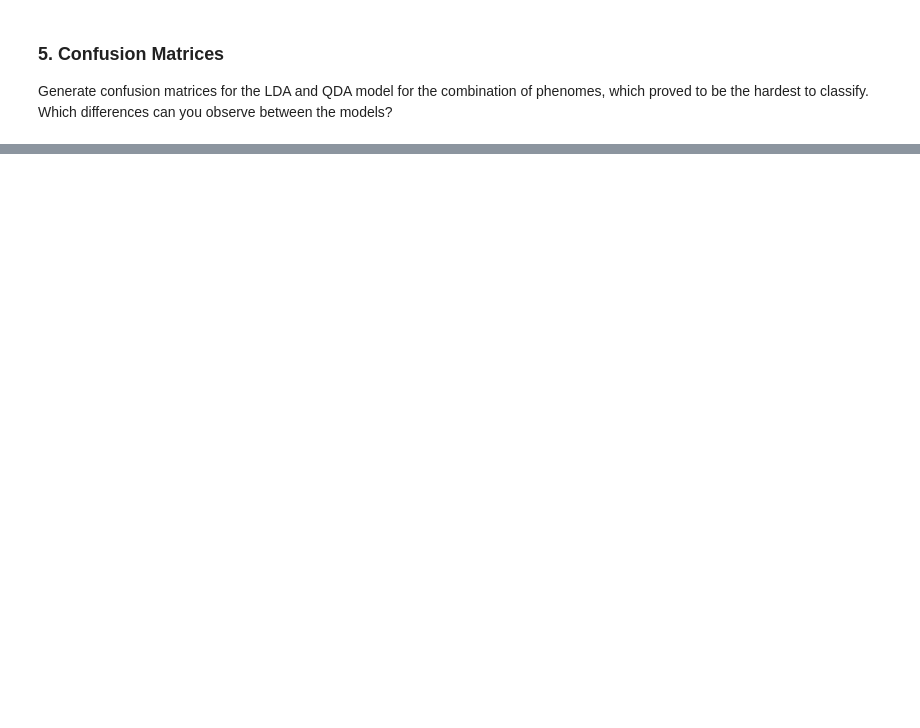
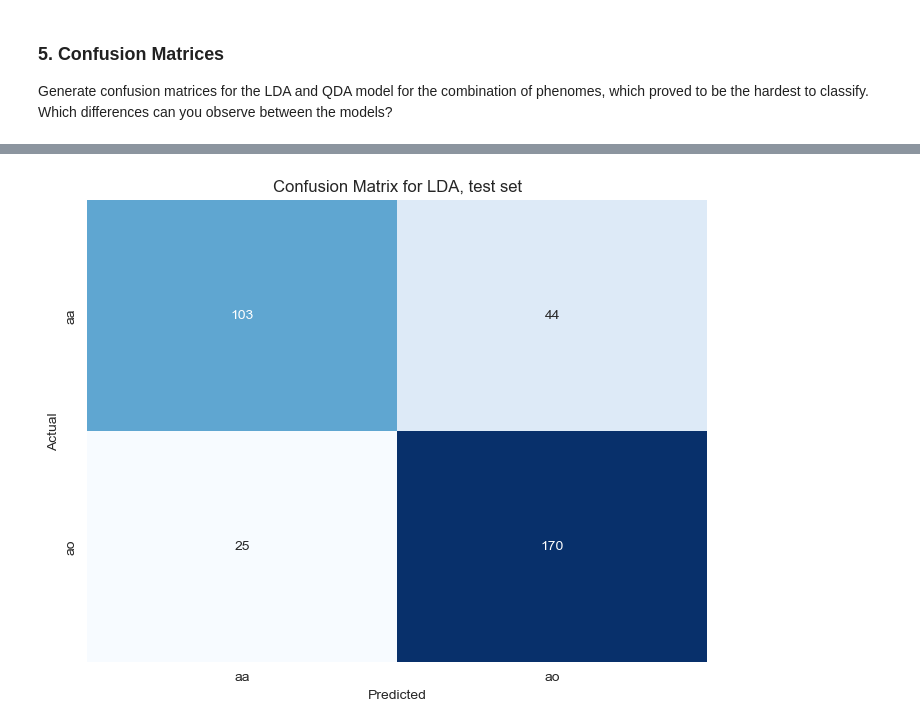
Before and after one commit to enorenio/hws_ws23, a Jupyter notebook: eml_hw_2/Practical_Problem_1.ipynb, the cells around one changed output, grey strips where cells are left out. Drawn from its saved outputs; the diff is of its cells as text; code cells hidden in the pictures; blank space fills up the shorter version.

```diff
--- a/eml_hw_2/Practical_Problem_1.ipynb
+++ b/eml_hw_2/Practical_Problem_1.ipynb
@@ -34,0 +266,14 @@ Generate confusion matrices for the LDA and QDA model for the combination of phe
+# %%
+y_true, y_pred = np.array(res_lda['y_test']), np.array(res_lda['y_test_pred'])
+
+cm_lda = confusion_matrix(y_true, y_pred)
+
+plt.figure(figsize=(8, 6))
+sns.heatmap(cm_lda, annot=True, fmt="d", cmap="Blues", cbar=False,
+            xticklabels=np.unique(y_true), yticklabels=np.unique(y_true))
+plt.xlabel('Predicted')
+plt.ylabel('Actual')
+plt.title('Confusion Matrix for LDA, test set')
+plt.show()
+# %% [output]
+[figure, added]
```
Also changed, not shown: parts of 17 cells of this notebook, 1 other file.
